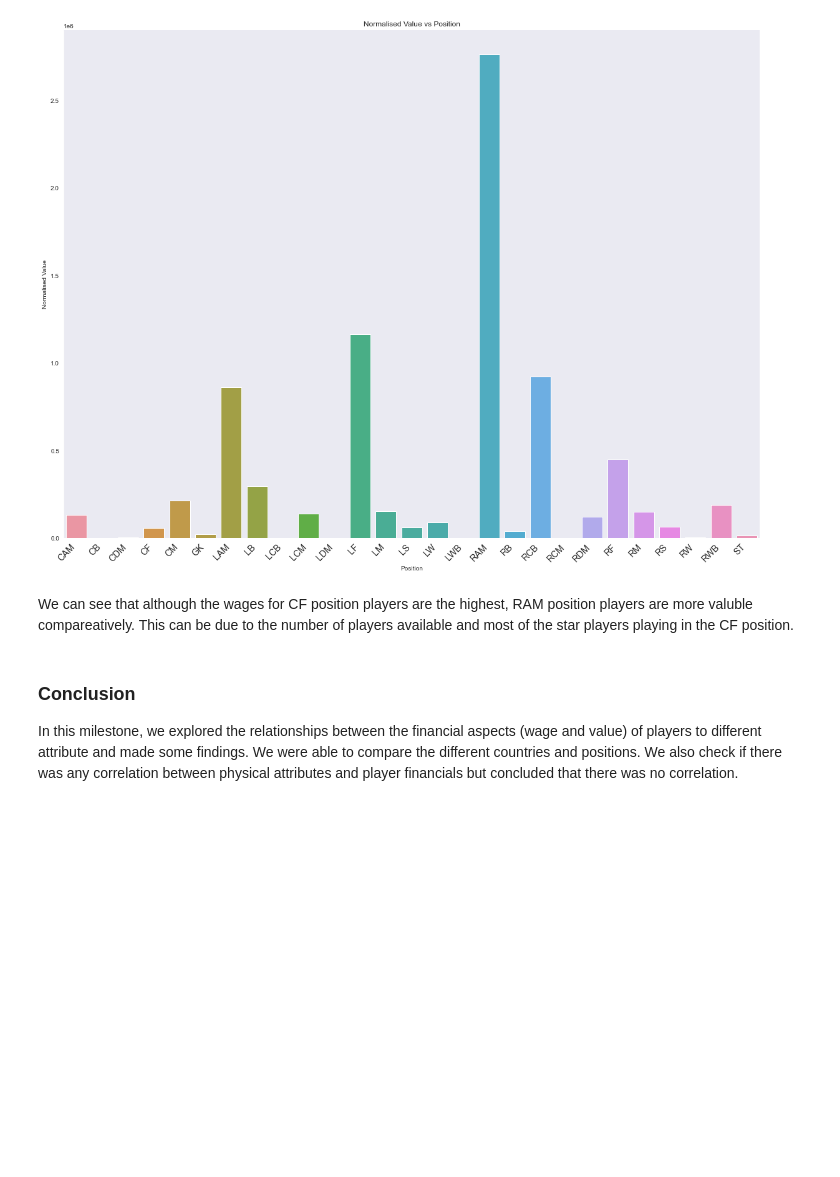
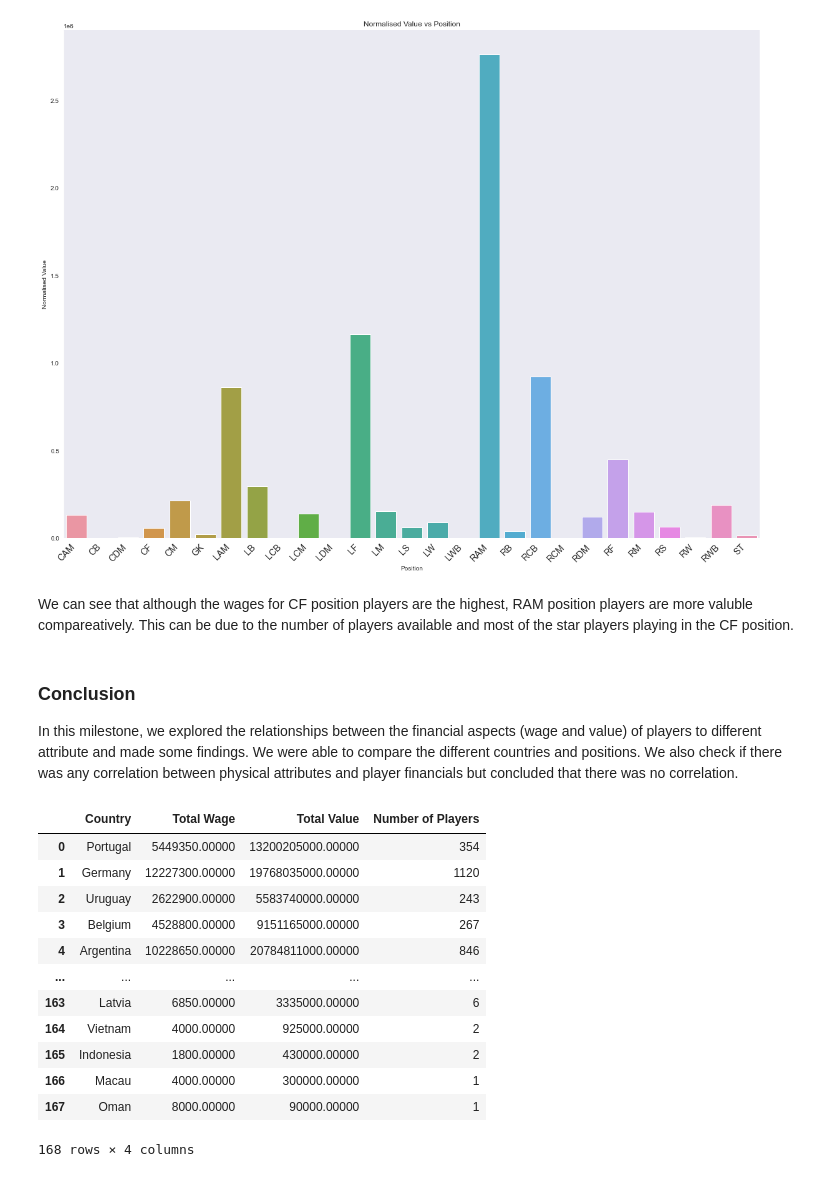
Before and after one commit to ubco-W2022T1-cosc301/project-group28, a Jupyter notebook: notebooks/analysis1.ipynb, the cells around one changed output. Drawn from its saved outputs; the diff is of its cells as text; code cells hidden in the pictures; blank space fills up the shorter version.

```diff
--- a/notebooks/analysis1.ipynb
+++ b/notebooks/analysis1.ipynb
@@ -390,0 +395,24 @@ In this milestone, we explored the relationships between the financial aspects (
+# %%
+"""
+df2_test = pd.DataFrame(dict(data['Nationality'].value_counts()).items(), columns = ['Country', 'Number of Players'])
+df_test = pd.merge(total_wage_by_country_df, total_value_by_country_df)
+df_test =  pd.merge(df_test, df2_test)
+df_test
+"""
+#data['Nationality'].value_counts()
+#pd.DataFrame(dict(data['Nationality'].value_counts()).items(), columns = ['Country', 'Number of Players'])
+#pd.DataFrame(list(total_value_by_country.items()), columns = ['Country', 'Total Value'])
+# %% [output]
+|  | Country | Total Wage | Total Value | Number of Players |
+| 0 | Portugal | 5449350.00000 | 13200205000.00000 | 354 |
+| 1 | Germany | 12227300.00000 | 19768035000.00000 | 1120 |
+| 2 | Uruguay | 2622900.00000 | 5583740000.00000 | 243 |
+| 3 | Belgium | 4528800.00000 | 9151165000.00000 | 267 |
+| 4 | Argentina | 10228650.00000 | 20784811000.00000 | 846 |
+| ... | ... | ... | ... | ... |
+| 163 | Latvia | 6850.00000 | 3335000.00000 | 6 |
+| 164 | Vietnam | 4000.00000 | 925000.00000 | 2 |
+| 165 | Indonesia | 1800.00000 | 430000.00000 | 2 |
+| 166 | Macau | 4000.00000 | 300000.00000 | 1 |
+| 167 | Oman | 8000.00000 | 90000.00000 | 1 |
+168 rows × 4 columns
```
Also changed, not shown: parts of 5 cells of this notebook, 2 other files.
